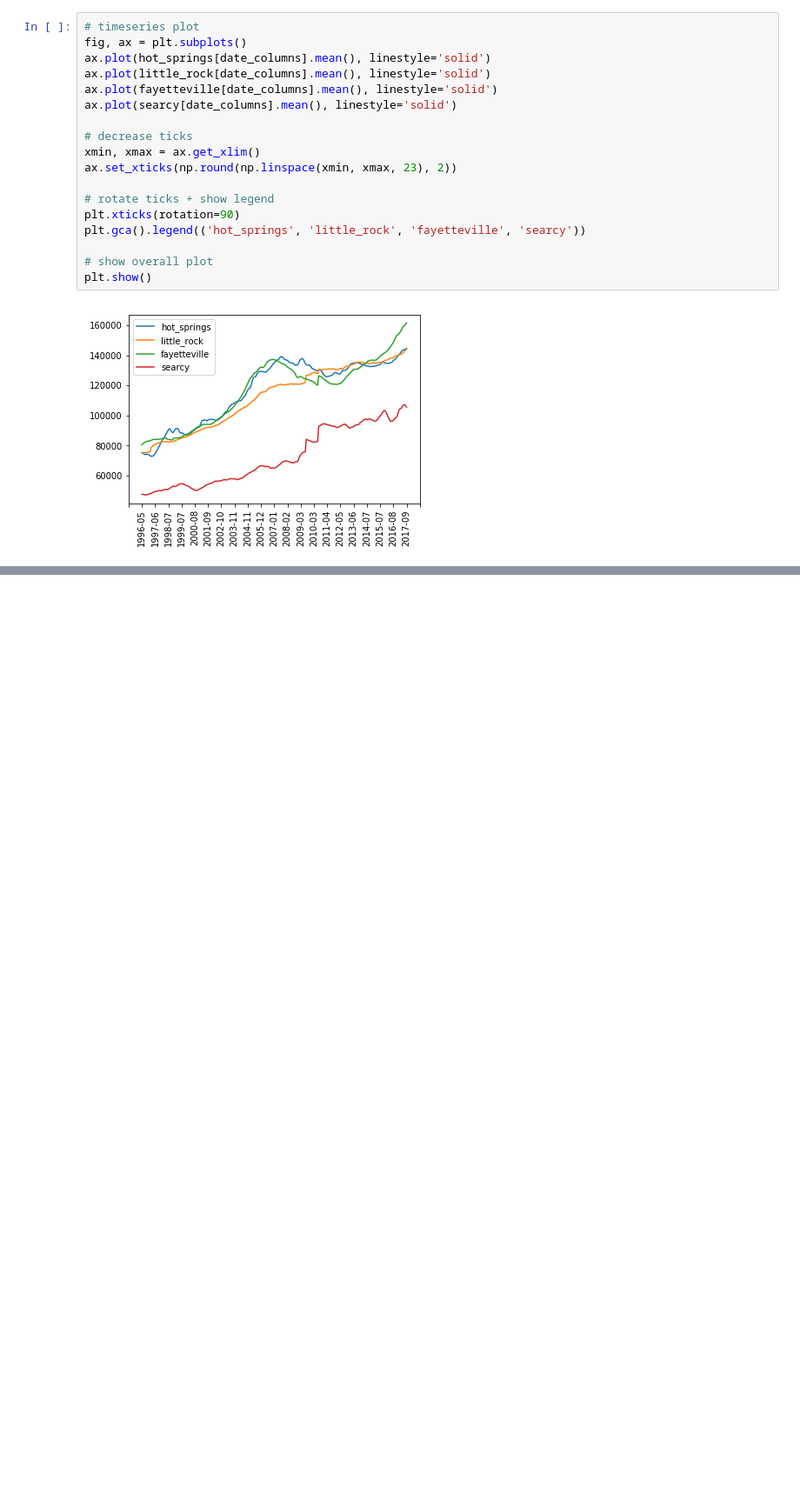
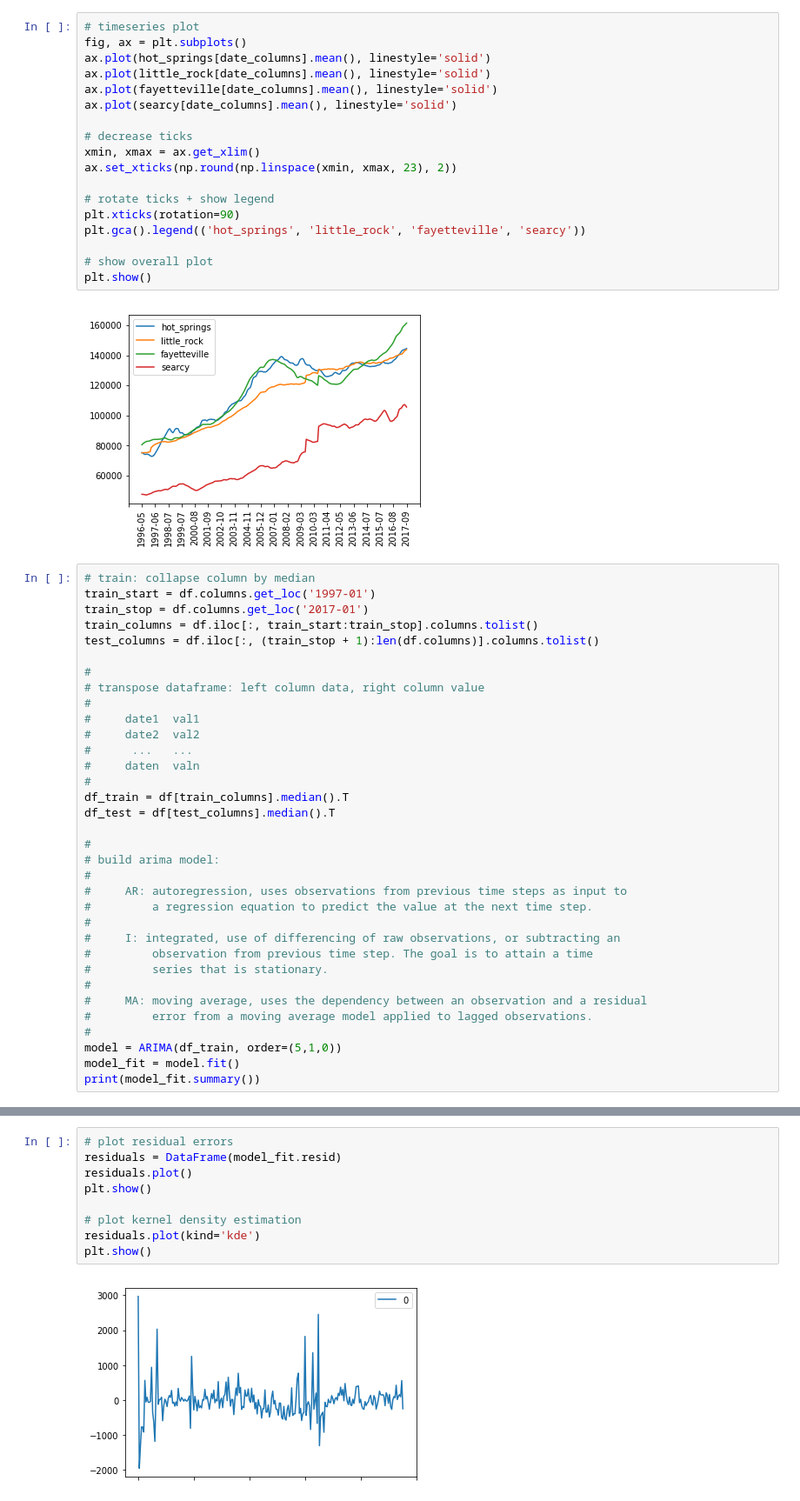
Before and after one commit to jeff1evesque/ist-718-lab, a Jupyter notebook: lab2/assignment.ipynb, the cells around one changed output, grey strips where cells are left out. Shown at 87% size. Saved outputs shown, nothing was run; the diff lists cells and outputs as text; blank space fills up the shorter version.

```diff
--- a/lab2/assignment.ipynb
+++ b/lab2/assignment.ipynb
@@ -48,3 +52,37 @@ plt.gca().legend(('hot_springs', 'little_rock', 'fayetteville', 'searcy'))
 plt.show()
 # %% [output]
 [figure]
+# %%
+# train: collapse column by median
+train_start = df.columns.get_loc('1997-01')
+train_stop = df.columns.get_loc('2017-01')
+train_columns = df.iloc[:, train_start:train_stop].columns.tolist()
+test_columns = df.iloc[:, (train_stop + 1):len(df.columns)].columns.tolist()
+
+#
+# transpose dataframe: left column data, right column value
+#
+#     date1  val1
+#     date2  val2
+#      ...   ...
+#     daten  valn
+#
+df_train = df[train_columns].median().T
+df_test = df[test_columns].median().T
+
+#
+# build arima model:
+#
+#     AR: autoregression, uses observations from previous time steps as input to
+#         a regression equation to predict the value at the next time step.
+#
+#     I: integrated, use of differencing of raw observations, or subtracting an
+#         observation from previous time step. The goal is to attain a time
+#         series that is stationary.
+#
+#     MA: moving average, uses the dependency between an observation and a residual
+#         error from a moving average model applied to lagged observations.
+#
+model = ARIMA(df_train, order=(5,1,0))
+model_fit = model.fit()
+print(model_fit.summary())
@@ -50,0 +107,11 @@ plt.show()
+# %%
+# plot residual errors
+residuals = DataFrame(model_fit.resid)
+residuals.plot()
+plt.show()
+
+# plot kernel density estimation
+residuals.plot(kind='kde')
+plt.show()
+# %% [output]
+[figure, added]
```
Also changed, not shown: parts of 7 cells of this notebook.
